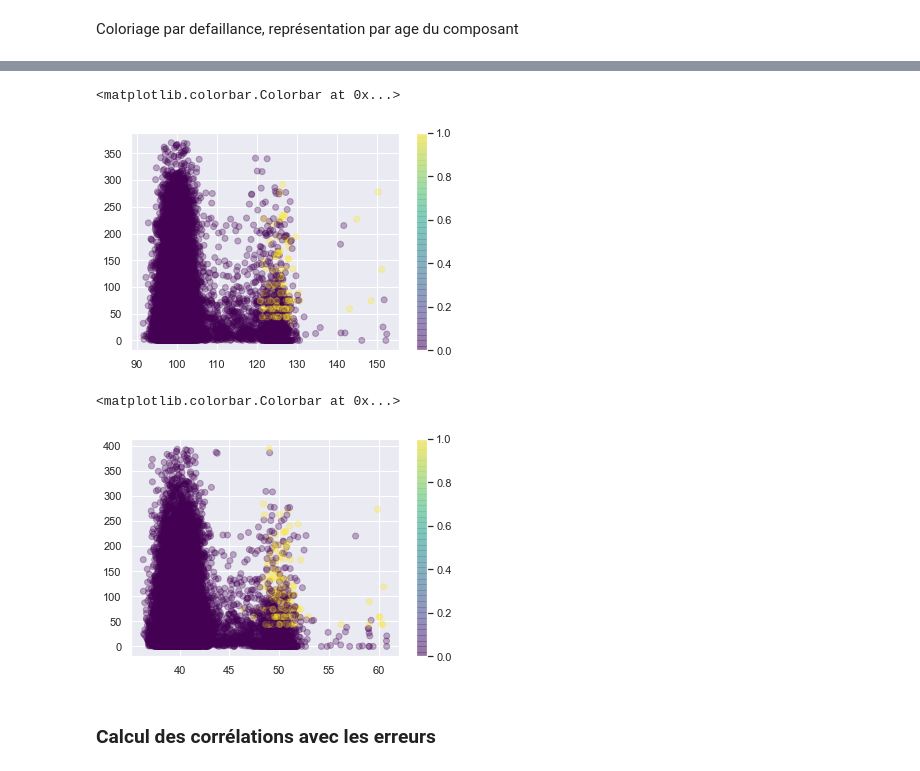
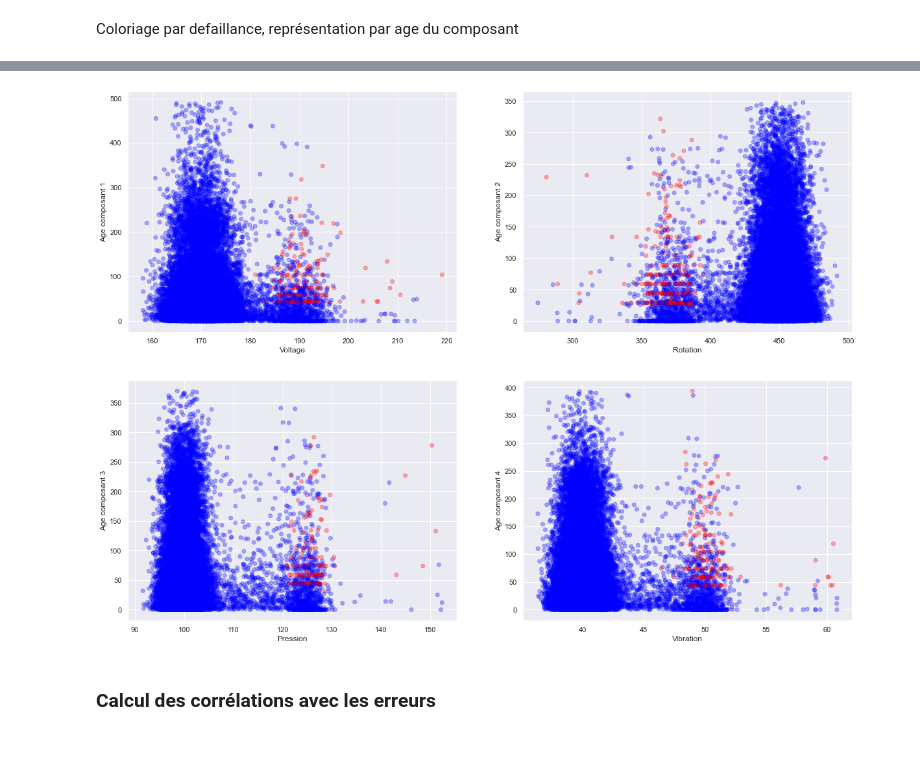
Before and after one commit to AugustinMoinat/Projet-python-maintenance, a Jupyter notebook: notebooks/Making graphs/Visualisation de corrélations.ipynb, the cells around one changed output, grey strips where cells are left out. Drawn from its saved outputs; the diff is of its cells as text; code cells hidden in the pictures.

```diff
--- a/notebooks/Making graphs/Visualisation de corrélations.ipynb
+++ b/notebooks/Making graphs/Visualisation de corrélations.ipynb
@@ -66,15 +55,24 @@ plt.colorbar()
-# %%
-plt.scatter(df['pressure_mean'],df['comp3_delay'],c=df['comp3'],cmap='viridis', alpha=0.3)
-plt.colorbar()
-# %% [output]
-<matplotlib.colorbar.Colorbar at 0x...>
-[figure, removed]
-# %%
-plt.scatter(df['vibration_mean'],df['comp4_delay'],c=df['comp4'],cmap='viridis', alpha=0.3)
-plt.colorbar()
-# %% [output]
-<matplotlib.colorbar.Colorbar at 0x...>
-[figure, removed]
+# %%
+plt.figure(figsize=(20,15))
+plt.subplot(221) #la specification de la sous courbe doit être faite en spécifiant 3 chiffres
+plt.scatter(df['volt_mean'],df['comp1_delay'],c=df['comp1'],cmap='bwr', alpha=0.3)
+plt.xlabel('Voltage')
+plt.ylabel('Age composant 1')
+plt.subplot(222)
+plt.scatter(df['rotate_mean'],df['comp2_delay'],c=df['comp2'],cmap='bwr', alpha=0.3)
+plt.xlabel('Rotation')
+plt.ylabel('Age composant 2')
+plt.subplot(223)
+plt.scatter(df['pressure_mean'],df['comp3_delay'],c=df['comp3'],cmap='bwr', alpha=0.3)
+plt.xlabel("Pression")
+plt.ylabel("Age composant 3")
+plt.subplot(224)
+plt.scatter(df['vibration_mean'],df['comp4_delay'],c=df['comp4'],cmap='bwr', alpha=0.3)
+plt.xlabel("Vibration")
+plt.ylabel("Age composant 4")
+plt.savefig("../../Images/2Dgraphs.jpg")
+# %% [output]
+[figure, added]
 # %% [markdown]
 ### Calcul des corrélations avec les erreurs
 # %% [markdown]
```
Also changed, not shown: parts of 15 cells of this notebook, 4 other files.
